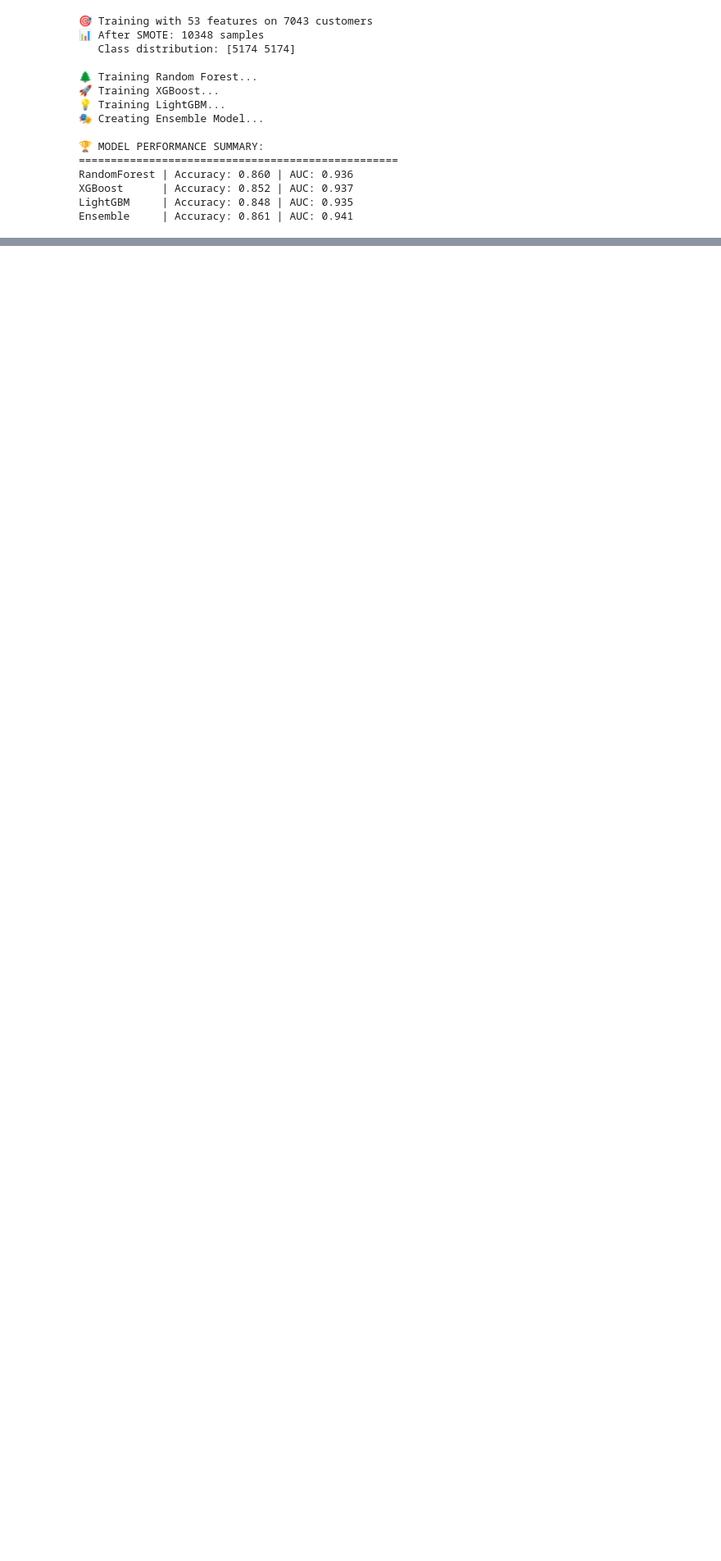
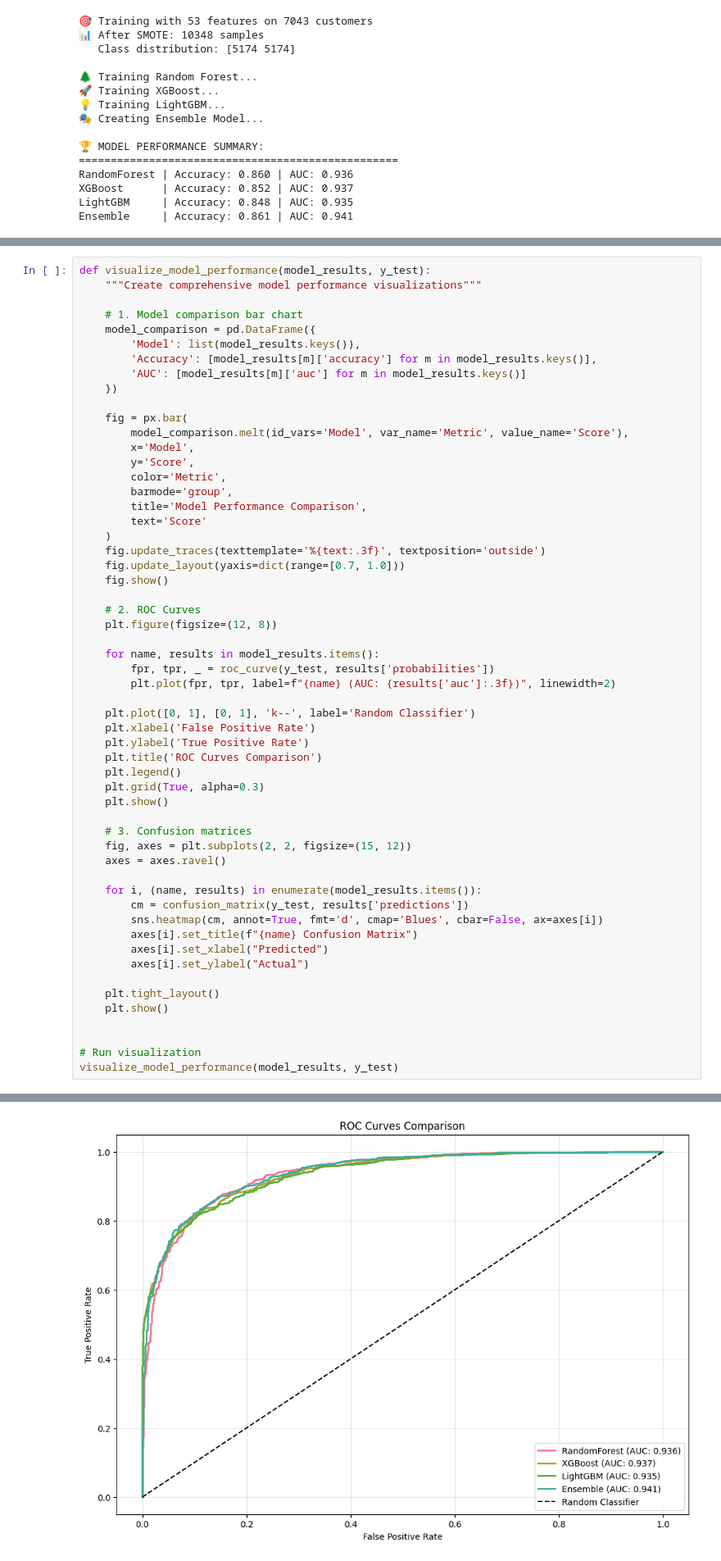
Before and after one commit to vedantgadhvi/Customer-Churn-Prediction, a Jupyter notebook: Customer_Churn_Prediction.ipynb, the cells around one changed output, grey strips where cells are left out. Shown at 82% size. Cells and saved outputs as stored; diff of their text form; blank space fills up the shorter version.

Commit message:
Model Perfomance Visualization

```diff
--- a/Customer_Churn_Prediction.ipynb
+++ b/Customer_Churn_Prediction.ipynb
@@ -793,0 +796,57 @@ Ensemble     | Accuracy: 0.861 | AUC: 0.941
+# %%
+def visualize_model_performance(model_results, y_test):
+    """Create comprehensive model performance visualizations"""
+
+    # 1. Model comparison bar chart
+    model_comparison = pd.DataFrame({
+        'Model': list(model_results.keys()),
+        'Accuracy': [model_results[m]['accuracy'] for m in model_results.keys()],
+        'AUC': [model_results[m]['auc'] for m in model_results.keys()]
+    })
+
+    fig = px.bar(
+        model_comparison.melt(id_vars='Model', var_name='Metric', value_name='Score'),
+        x='Model',
+        y='Score',
+        color='Metric',
+        barmode='group',
+        title='Model Performance Comparison',
+        text='Score'
+    )
+    fig.update_traces(texttemplate='%{text:.3f}', textposition='outside')
+    fig.update_layout(yaxis=dict(range=[0.7, 1.0]))
+    fig.show()
+
+    # 2. ROC Curves
+    plt.figure(figsize=(12, 8))
+
+    for name, results in model_results.items():
+        fpr, tpr, _ = roc_curve(y_test, results['probabilities'])
+        plt.plot(fpr, tpr, label=f"{name} (AUC: {results['auc']:.3f})", linewidth=2)
+
+    plt.plot([0, 1], [0, 1], 'k--', label='Random Classifier')
+    plt.xlabel('False Positive Rate')
+    plt.ylabel('True Positive Rate')
+    plt.title('ROC Curves Comparison')
+    plt.legend()
+    plt.grid(True, alpha=0.3)
+    plt.show()
+
+    # 3. Confusion matrices
+    fig, axes = plt.subplots(2, 2, figsize=(15, 12))
+    axes = axes.ravel()
+
+    for i, (name, results) in enumerate(model_results.items()):
+        cm = confusion_matrix(y_test, results['predictions'])
+        sns.heatmap(cm, annot=True, fmt='d', cmap='Blues', cbar=False, ax=axes[i])
+        axes[i].set_title(f"{name} Confusion Matrix")
+        axes[i].set_xlabel("Predicted")
+        axes[i].set_ylabel("Actual")
+
+    plt.tight_layout()
+    plt.show()
+
+
+# Run visualization
+visualize_model_performance(model_results, y_test)
+# %% [output]
@@ -793,0 +854 @@ Ensemble     | Accuracy: 0.861 | AUC: 0.941
+[figure, added]
```
Also changed, not shown: parts of 2 cells of this notebook.
